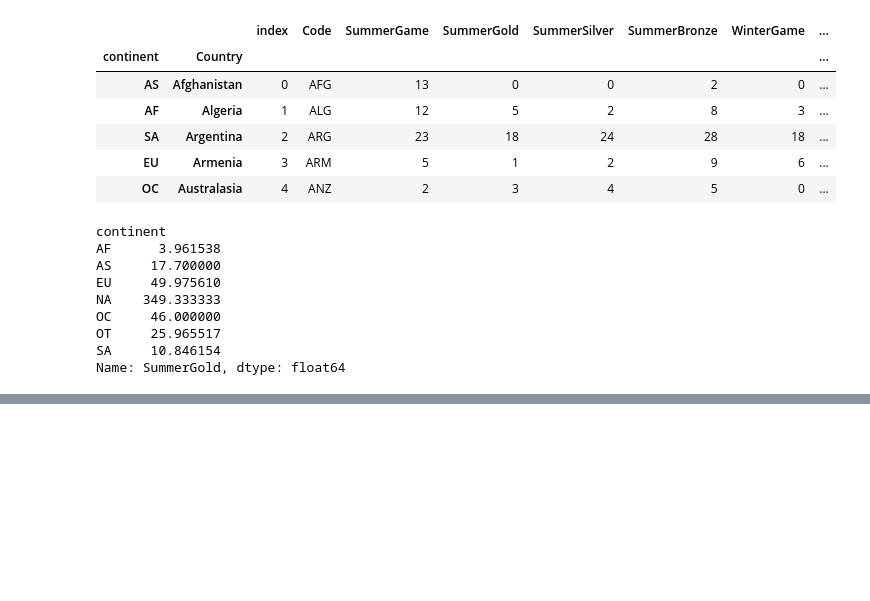
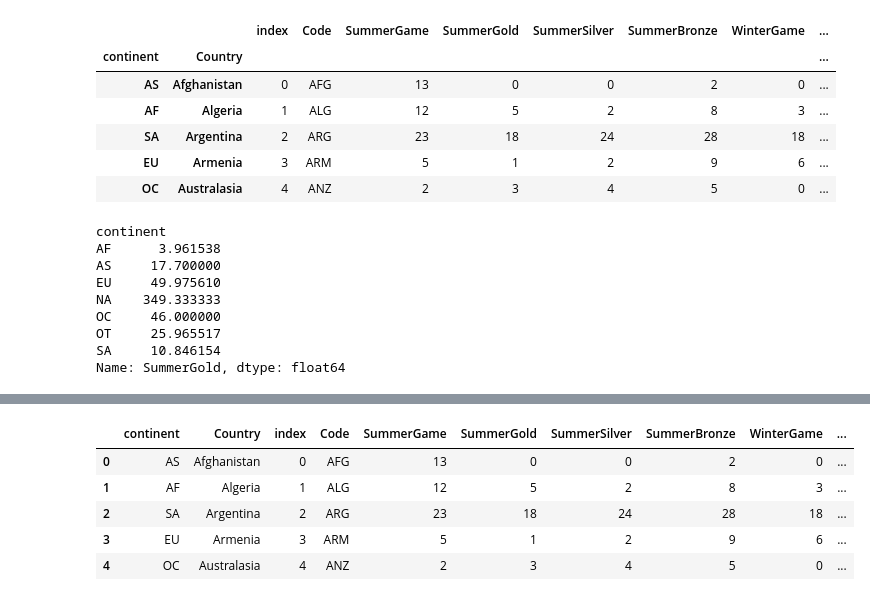
Before and after one commit to PNYWT/Python-For-Data-Science, a Jupyter notebook: Data Science with Big data/Homework/Homework Week 6.ipynb, the cells around one changed output, grey strips where cells are left out. Cells and saved outputs as stored; diff of their text form; code cells hidden in the pictures; blank space fills up the shorter version.

```diff
--- a/Data Science with Big data/Homework/Homework Week 6 ทำ 1-12 ก่อน และข้อ 15 เป็นต้นไป.ipynb
+++ b/Data Science with Big data/Homework/Homework Week 6.ipynb
@@ -435,0 +441,9 @@ Name: SummerGold, dtype: float64
+# %%
+df_Coin.head()
+# %% [output]
+|  | continent | Country | index | Code | SummerGame | SummerGold | SummerSilver | SummerBronze | WinterGame | ... |
+| 0 | AS | Afghanistan | 0 | AFG | 13 | 0 | 0 | 2 | 0 | ... |
+| 1 | AF | Algeria | 1 | ALG | 12 | 5 | 2 | 8 | 3 | ... |
+| 2 | SA | Argentina | 2 | ARG | 23 | 18 | 24 | 28 | 18 | ... |
+| 3 | EU | Armenia | 3 | ARM | 5 | 1 | 2 | 9 | 6 | ... |
+| 4 | OC | Australasia | 4 | ANZ | 2 | 3 | 4 | 5 | 0 | ... |
```
Also changed, not shown: parts of 9 cells of this notebook, 6 other files.
